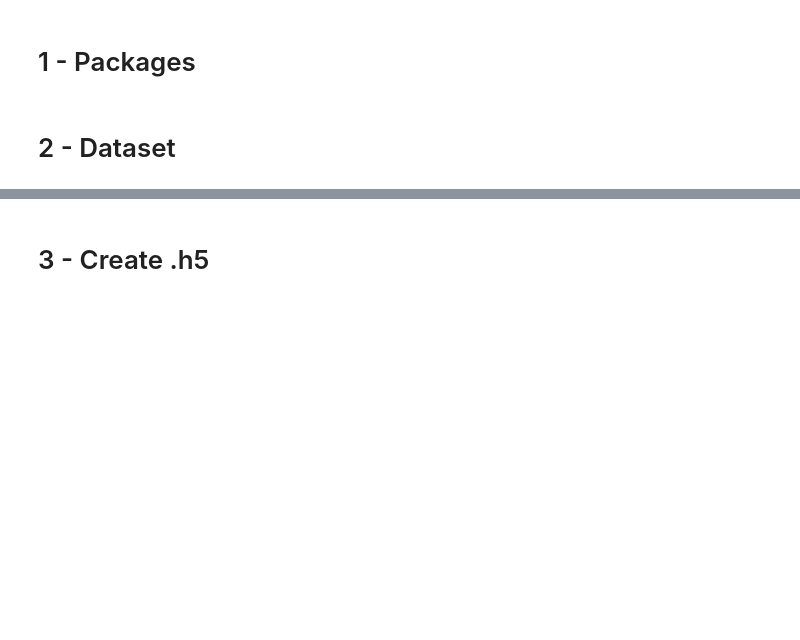
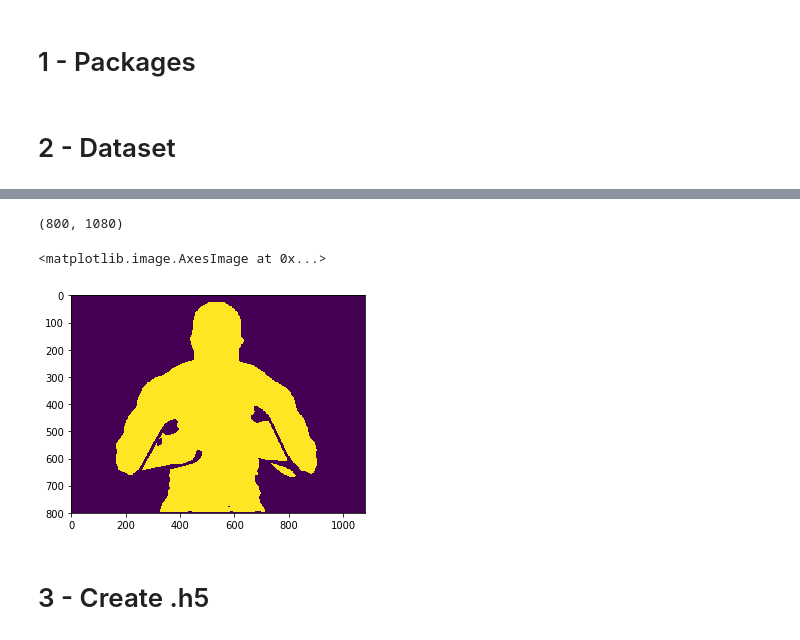
Before and after one commit to laminaevil/Background-Remover, a Jupyter notebook: Training Stage/dataprepare.ipynb, the cells around one changed output, grey strips where cells are left out. Cells and saved outputs as stored; diff of their text form; code cells hidden in the pictures; blank space fills up the shorter version.

```diff
--- a/Training Stage/dataprepare.ipynb
+++ b/Training Stage/dataprepare.ipynb
@@ -87,3 +96,11 @@ plt.show()
+# %%
+img = cv2.imread('bodybuilder-weight-training-stress-38630.png',0)
+print (img.shape)
+plt.imshow(img)
+# %% [output]
+(800, 1080)
+<matplotlib.image.AxesImage at 0x...>
+[figure, added]
 # %% [markdown]
 # 3 - Create .h5
 # %%
```
Also changed, not shown: parts of 11 cells of this notebook.
